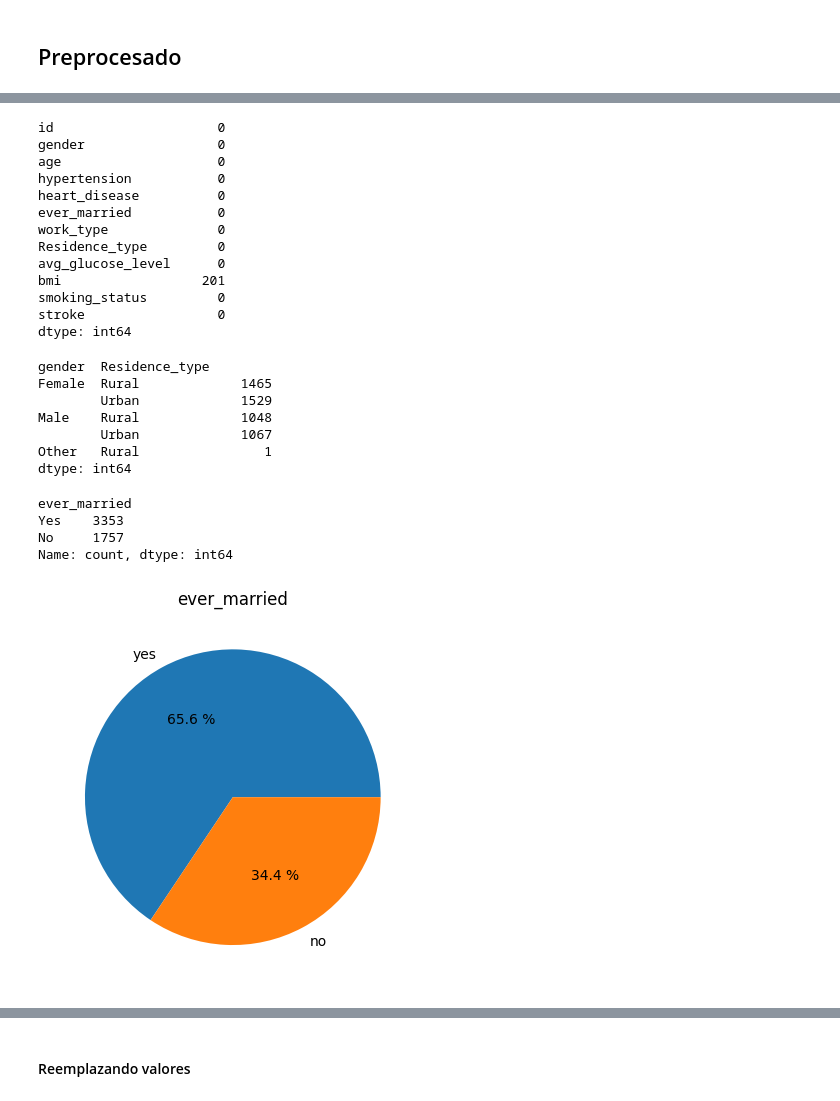
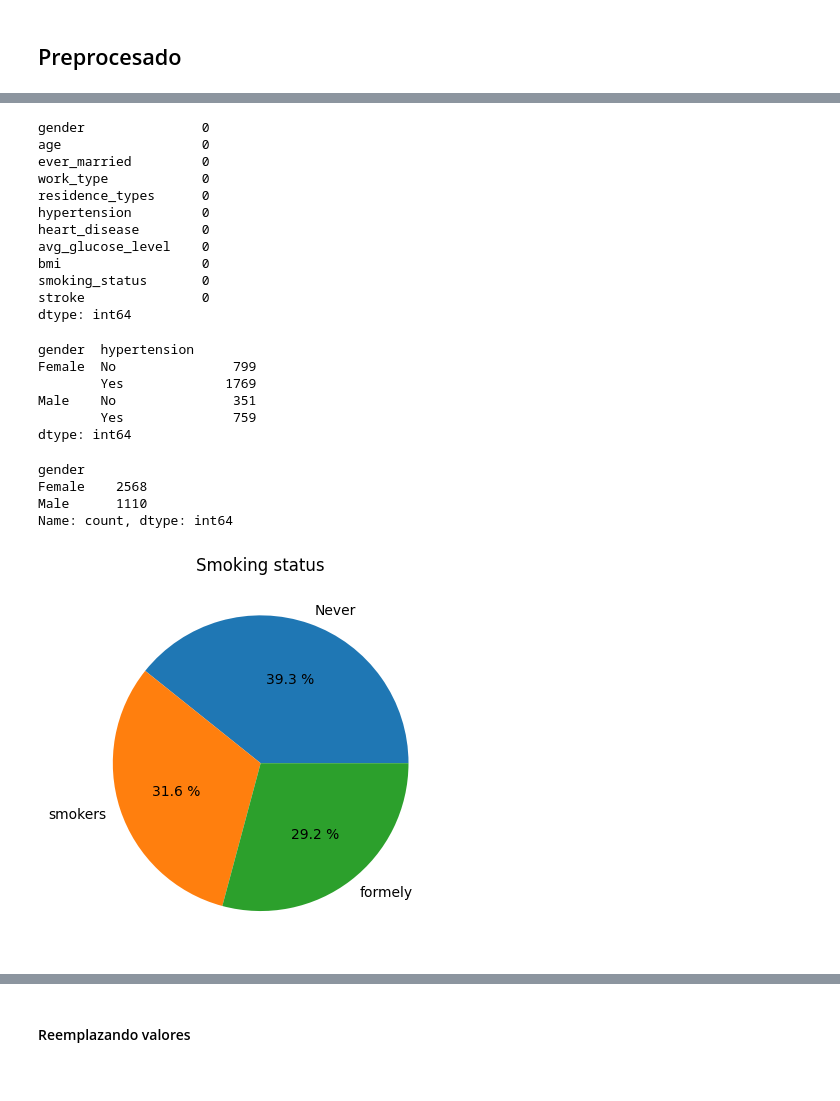
Before and after one commit to felixegb/Stroke_detection, a Jupyter notebook: stroke_detection.ipynb, the cells around one changed output, grey strips where cells are left out. Saved outputs shown, nothing was run; the diff lists cells and outputs as text; code cells hidden in the pictures.

```diff
--- a/stroke_detection.ipynb
+++ b/stroke_detection.ipynb
@@ -14,6 +16,6 @@ from sklearn.metrics import log_loss
 from sklearn.svm import SVC
 from sklearn.tree import DecisionTreeClassifier
 # %%
-sd = pd.read_csv('healthcare-dataset-stroke-data.csv')
-sd.head()
+sd = pd.read_csv('stroke_data.csv')
+sd.head(10)
 # %% [output]
@@ -66,39 +72,37 @@ memory usage: 479.2+ KB
 # %%
 sd.isnull().sum()
 # %% [output]
-id                     0
-gender                 0
-age                    0
-hypertension           0
-heart_disease          0
-ever_married           0
-work_type              0
-Residence_type         0
-avg_glucose_level      0
-bmi                  201
-smoking_status         0
-stroke                 0
+gender               0
+age                  0
+ever_married         0
+work_type            0
+residence_types      0
+hypertension         0
+heart_disease        0
+avg_glucose_level    0
+bmi                  0
+smoking_status       0
+stroke               0
 dtype: int64
 # %%
-sd.groupby(['gender','Residence_type']).size()
+sd.groupby(['gender','hypertension']).size()
 # %% [output]
-gender  Residence_type
-Female  Rural             1465
-        Urban             1529
-Male    Rural             1048
-        Urban             1067
-Other   Rural                1
+gender  hypertension
+Female  No               799
+        Yes             1769
+Male    No               351
+        Yes              759
 dtype: int64
 # %%
-plt.pie(sd.ever_married.value_counts(),labels=['yes', 'no'], autopct="%0.1f %%")
-plt.title('ever_married')
-print(sd['ever_married'].value_counts())
+plt.pie(sd.smoking_status.value_counts(),labels=['Never', 'smokers','formely'], autopct="%0.1f %%")
+plt.title('Smoking status')
+print(sd['gender'].value_counts())
 # %% [output]
-ever_married
-Yes    3353
-No     1757
+gender
+Female    2568
+Male      1110
 Name: count, dtype: int64
-[figure, old version]
+[figure, new version]
 # %%
 grafico_age=sd['age'].hist(alpha=0.5,bins=25)
 # %% [output]
```
Also changed, not shown: parts of 51 cells of this notebook, 4 other files.
